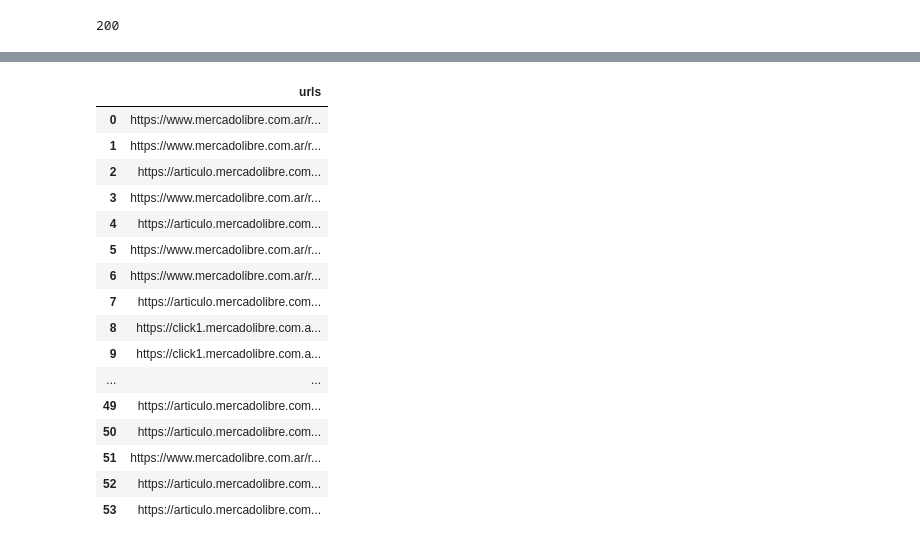
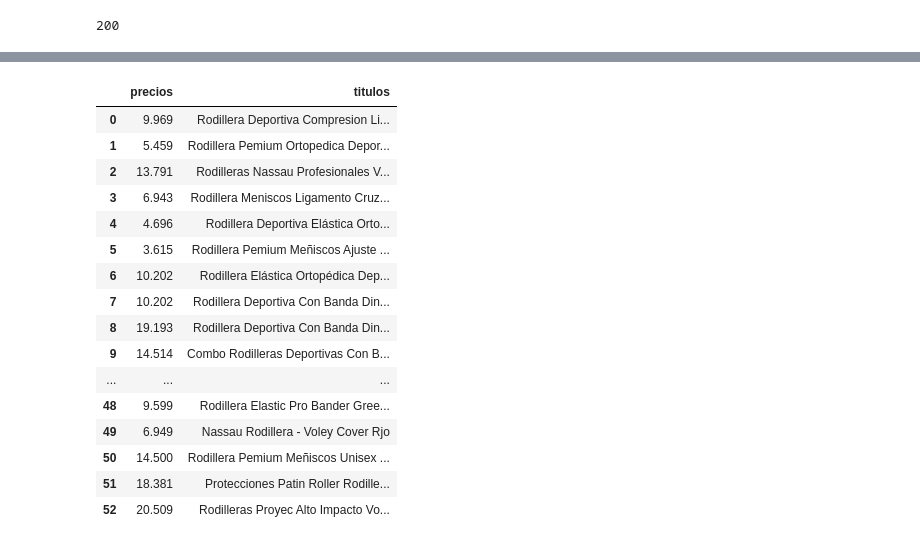
Before and after one commit to braian004/Python-practica, a Jupyter notebook: webscraping/rocode/web_craping(prueva_tecnica).ipynb, the cells around one changed output, grey strips where cells are left out. Cells and saved outputs as stored; diff of their text form; code cells hidden in the pictures.

```diff
--- a/webscraping/rocode/web_craping(prueva_tecnica).ipynb
+++ b/webscraping/rocode/web_craping(prueva_tecnica).ipynb
@@ -64,2 +45,7 @@ precios
 # %%
 precios = [i.text for i in precios]
+# %%
+
+# Utiliza una comprensión de lista para eliminar los elementos None
+precios = [elemento for elemento in precios if elemento is not None]
+precios
@@ -65,0 +70,10 @@ precios = [i.text for i in precios]
+# %%
+max_length = min(len(titulos), len(urls), len(precios))
+titulos = titulos[:max_length]
+urls = urls[:max_length]
+precios = precios[:max_length]
+precios = [elemento for elemento in precios if elemento is not None]
+# Crea un DataFrame con estas listas
+df = pd.DataFrame({'Título': titulos, 'URL': urls, 'Precio': precios})
+
+df
@@ -66,23 +98,23 @@ precios = [i.text for i in precios]
 # %%
-df = pd.DataFrame({'urls':urls})
+df = pd.DataFrame({'precios':precios,'titulos':titulos})
 df
 # %% [output]
-|  | urls |
-| 0 | https://www.mercadolibre.com.ar/r... |
-| 1 | https://www.mercadolibre.com.ar/r... |
-| 2 | https://articulo.mercadolibre.com... |
-| 3 | https://www.mercadolibre.com.ar/r... |
-| 4 | https://articulo.mercadolibre.com... |
-| 5 | https://www.mercadolibre.com.ar/r... |
-| 6 | https://www.mercadolibre.com.ar/r... |
-| 7 | https://articulo.mercadolibre.com... |
-| 8 | https://click1.mercadolibre.com.a... |
-| 9 | https://click1.mercadolibre.com.a... |
-| ... | ... |
-| 49 | https://articulo.mercadolibre.com... |
-| 50 | https://articulo.mercadolibre.com... |
-| 51 | https://www.mercadolibre.com.ar/r... |
-| 52 | https://articulo.mercadolibre.com... |
-| 53 | https://articulo.mercadolibre.com... |
+|  | precios | titulos |
+| 0 | 9.969 | Rodillera Deportiva Compresion Li... |
+| 1 | 5.459 | Rodillera Pemium Ortopedica Depor... |
+| 2 | 13.791 | Rodilleras Nassau Profesionales V... |
+| 3 | 6.943 | Rodillera Meniscos Ligamento Cruz... |
+| 4 | 4.696 | Rodillera Deportiva Elástica Orto... |
+| 5 | 3.615 | Rodillera Pemium Meñiscos Ajuste ... |
+| 6 | 10.202 | Rodillera Elástica Ortopédica Dep... |
+| 7 | 10.202 | Rodillera Deportiva Con Banda Din... |
+| 8 | 19.193 | Rodillera Deportiva Con Banda Din... |
+| 9 | 14.514 | Combo Rodilleras Deportivas Con B... |
+| ... | ... | ... |
+| 48 | 9.599 | Rodillera Elastic Pro Bander Gree... |
+| 49 | 6.949 | Nassau Rodillera - Voley Cover Rjo |
+| 50 | 14.500 | Rodillera Pemium Meñiscos Unisex ... |
+| 51 | 18.381 | Protecciones Patin Roller Rodille... |
+| 52 | 20.509 | Rodilleras Proyec Alto Impacto Vo... |
 # %%
 #siguiente = dom.xpath('//div[@class="ui-search-pagination"]//nav[@class="ui-search-pagination andes-pagination"]//ul[@class="ui-search-pagination andes-pagination"]//li[@class="andes-pagination__button andes-pagination__button--next"]//a')
```
Also changed, not shown: parts of 4 cells of this notebook.
